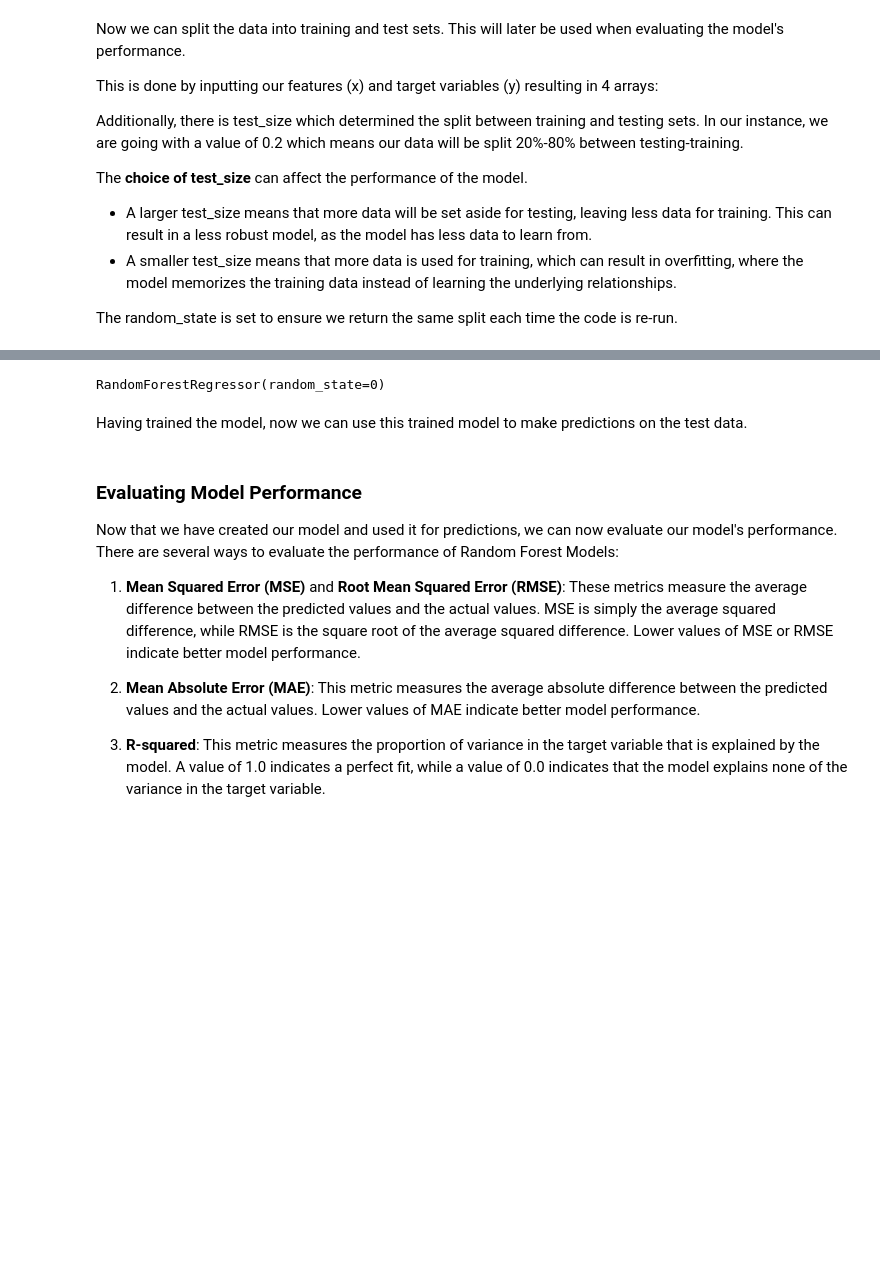
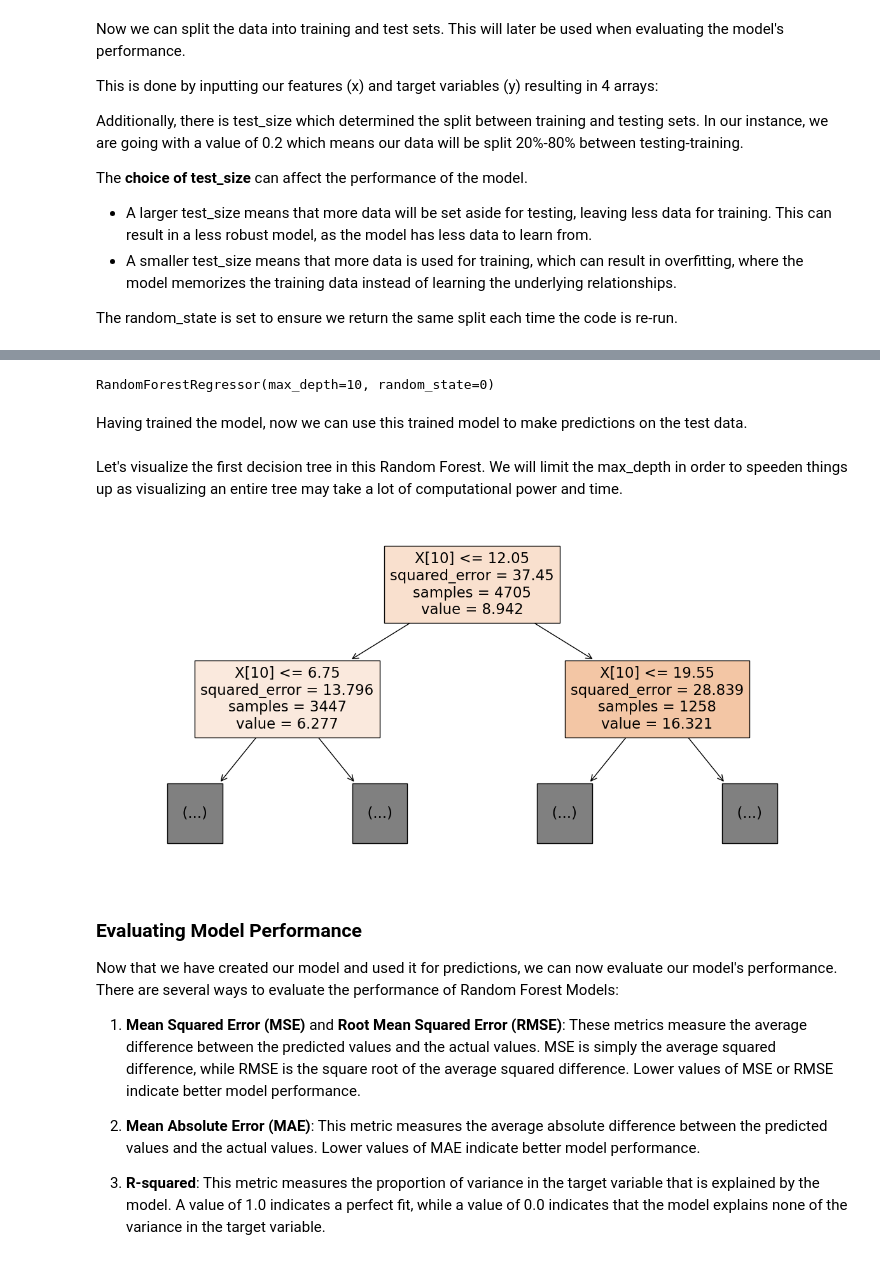
Before and after one commit to ArifHussain4/DataScience, a Jupyter notebook: Random Forest/Random Forest Point Prediction.ipynb, the cells around one changed output, grey strips where cells are left out. Drawn from its saved outputs; the diff is of its cells as text; code cells hidden in the pictures; blank space fills up the shorter version.

```diff
--- a/Random Forest/Random Forest Point Prediction.ipynb
+++ b/Random Forest/Random Forest Point Prediction.ipynb
@@ -345,12 +350,20 @@ Here, we have to decide what to set the **n_estimators** parameter to. This is a
 # %%
-regressor = RandomForestRegressor(n_estimators = 100 , random_state = 0)
+regressor = RandomForestRegressor(n_estimators = 100 , random_state = 0, max_depth = 10)
 regressor.fit(x_train, y_train)
 # %% [output]
-RandomForestRegressor(random_state=0)
+RandomForestRegressor(max_depth=10, random_state=0)
 # %% [markdown]
 Having trained the model, now we can use this trained model to make predictions on the test data.
 # %%
 y_pred = regressor.predict(x_test)
+# %% [markdown]
+Let's visualize the first decision tree in this Random Forest. We will limit the max_depth in order to speeden things up as visualizing an entire tree may take a lot of computational power and time.
+# %%
+plt.figure(figsize=(15, 7))
+tree.plot_tree(regressor.estimators_[0], filled=True, max_depth=1)
+plt.show()
+# %% [output]
+[figure, added]
 # %% [markdown]
 ### Evaluating Model Performance
 Now that we have created our model and used it for predictions, we can now evaluate our model's performance. There are several ways to evaluate the performance of Random Forest Models:
```
Also changed, not shown: parts of 10 cells of this notebook, 1 other file.
